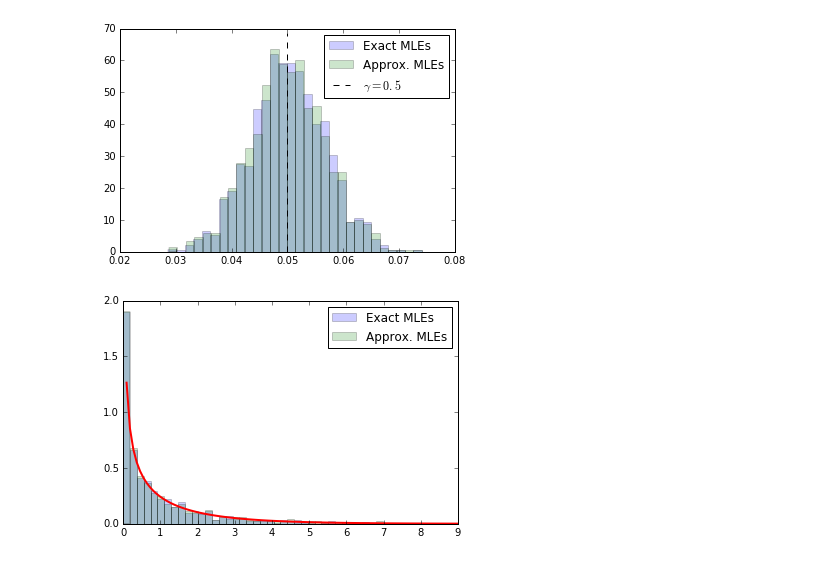
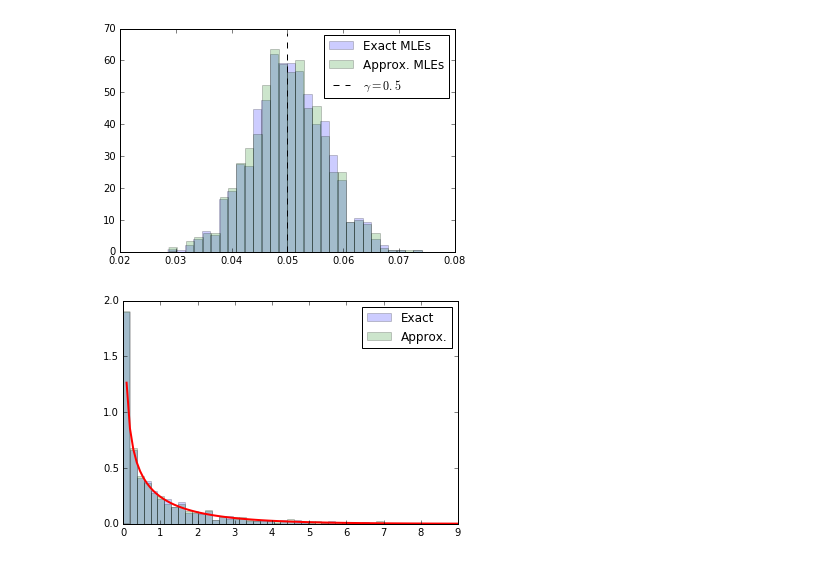
Before and after one commit to diana-hep/carl, a Jupyter notebook: examples/Approximating likelihood ratios with calibrated classifiers.ipynb, the cells around one changed output. Cells and saved outputs as stored; diff of their text form; code cells hidden in the pictures.

```diff
--- a/examples/Approximating likelihood ratios with calibrated classifiers.ipynb
+++ b/examples/Approximating likelihood ratios with calibrated classifiers.ipynb
@@ -128,7 +130,6 @@ for n, (j, i) in enumerate([(0, 1), (0, 2), (1, 2)]):
     h0 = c.calibrators_[0][0]
     h1 = c.calibrators_[0][1]
     r = np.linspace(0, 1, 100)
-    r = np.linspace(-0, 1)
 
     ax1.plot(r, h0.pdf(r.reshape(-1, 1)), label=r"$p_{%d}(s_{%d%d}(x))$" % (i, i, j))
     ax1.plot(r, h1.pdf(r.reshape(-1, 1)), label=r"$p_{%d}(s_{%d%d}(x))$" % (j, i, j))
@@ -146,10 +147,9 @@ for n, (j, i) in enumerate([(0, 1), (0, 2), (1, 2)]):
 
     if n < 2:
         plt.xticks([])
-    else:
-        #ax1.set_xlabel(r"$s_{c,c'}(x)$")
-        pass
-    plt.xlim(-.1,1)
 
+    plt.xlim(-.1, 1)
+
+#plt.savefig("fig1b.pdf")
 plt.show()
 # %% [output]
@@ -234,12 +237,13 @@ plt.show()
 # %%
 from scipy.stats import chi2
 
 bins = np.linspace(0, 9, 50)
 test = np.linspace(0, 9, 100)
-true_counts, _, _ = plt.hist(2 * true_nll, bins=bins, normed=1, alpha=0.2, label="Exact MLEs")
-approx_counts, _, _ = plt.hist(2 * approx_nll, bins=bins, normed=1, alpha=0.2, label="Approx. MLEs")
+true_counts, _, _ = plt.hist(2 * true_nll, bins=bins, normed=1, alpha=0.2, label="Exact")
+approx_counts, _, _ = plt.hist(2 * approx_nll, bins=bins, normed=1, alpha=0.2, label="Approx.")
 plt.plot(test, chi2.pdf(test, df=1), lw=2)
 plt.legend()
-plt.xlabel(r"$-2 log L(\gamma_{true}) / L(\gamma_{MLE})$")
+#plt.savefig("fig2b.pdf")
+plt.show()
 # %% [output]
-[figure, old version]
+[figure, new version]
```
Also changed, not shown: parts of 10 cells of this notebook, 1 other file.
